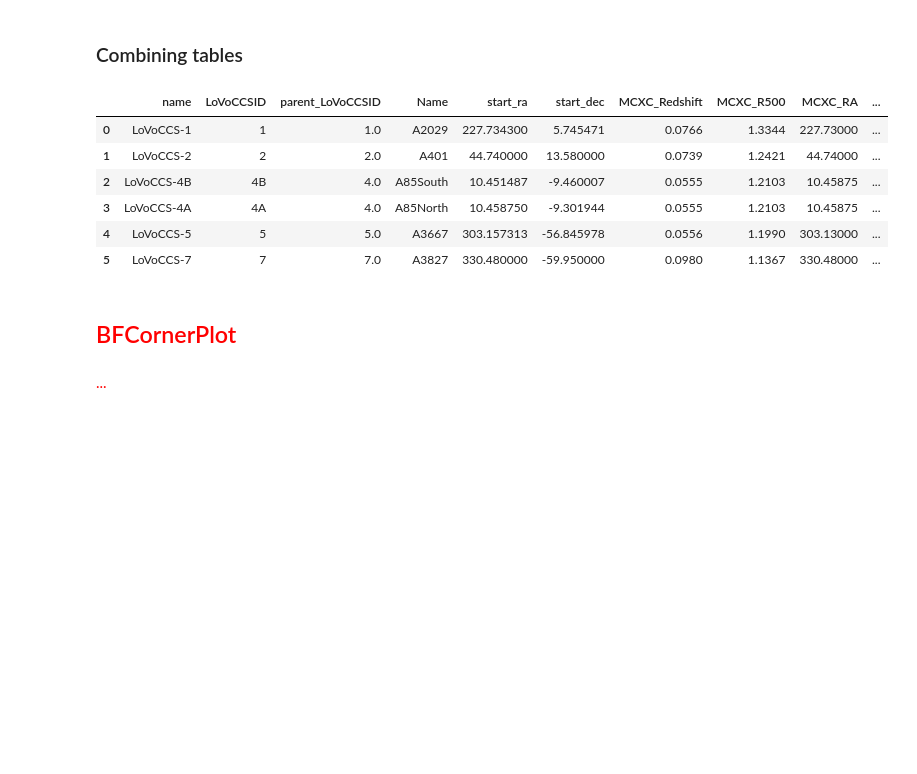
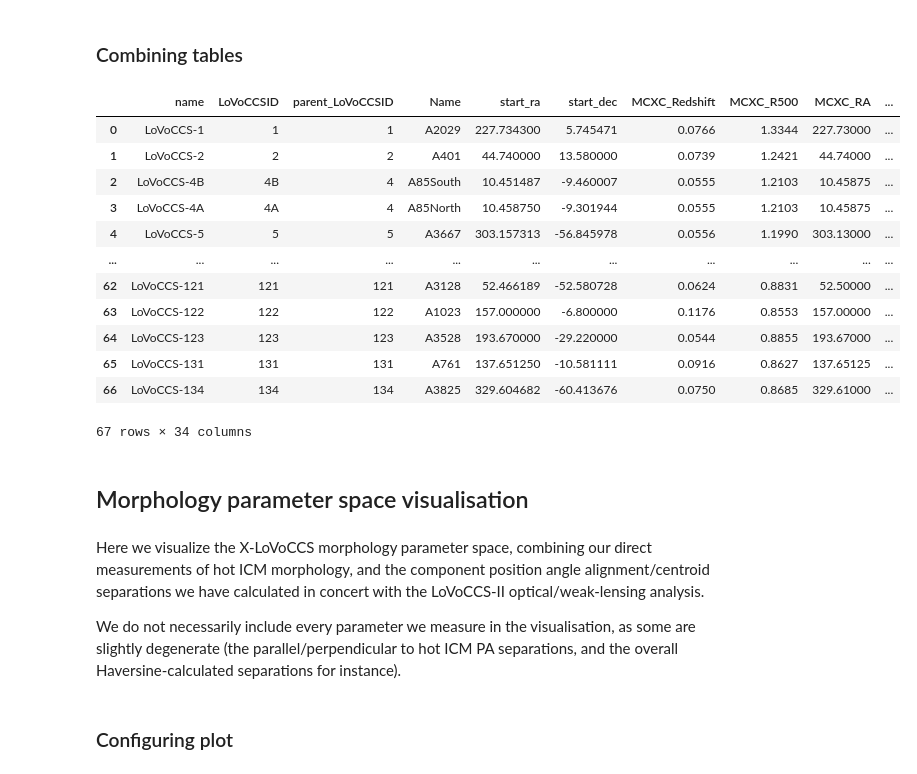
Before and after one commit to LoVoCCS/X-LoVoCCS-Analyses, a Jupyter notebook: notebooks/positions_and_morphology/whole_morphology_parameter_space.ipynb, the cells around one changed output. Cells and saved outputs as stored; diff of their text form; code cells hidden in the pictures; blank space fills up the shorter version.

Commit message:
Added a notebook concerning some exploration of the high-dim morphology parameter space with cliustering methods and dim-reduction methods

```diff
--- a/notebooks/positions_and_morphology/whole_morphology_parameter_space.ipynb
+++ b/notebooks/positions_and_morphology/whole_morphology_parameter_space.ipynb
@@ -79,0 +96,4 @@ xlovoccs_align = pd.read_csv("")
+# %%
+xlovoccs_sep = pd.read_csv("../../outputs/result_files/positions_and_morphology/icm_component_centroid_separations.csv")
+xlovoccs_sep = xlovoccs_sep[['name', 'icm_bcg_kpc_sep', 'icm_red_seq_kpc_sep', 'icm_wlm_kpc_sep']]
+xlovoccs_sep.head(6)
@@ -79,0 +110,4 @@ xlovoccs_align = pd.read_csv("")
+# %%
+xlovoccs_para_perp_sep = pd.read_csv("../../outputs/result_files/positions_and_morphology/"\
+                                     "icm_component_centroid_parallel-perpendicular_separations.csv")
+xlovoccs_para_perp_sep.head(6)
@@ -81,0 +126,3 @@ xlovoccs_align = pd.read_csv("")
+# %%
+xlovoccs_morph = pd.read_csv("../../outputs/result_files/positions_and_morphology/xmm_centshift_concentration.csv")
+xlovoccs_morph.head(6)
@@ -83,0 +141,4 @@ xlovoccs_align = pd.read_csv("")
+# %%
+xlovoccs_axrat = pd.read_csv("../../outputs/result_files/positions_and_morphology/xmm_500kpc_centroid_posang.csv")
+xlovoccs_axrat = xlovoccs_axrat[['name', 'ax_ratio', 'ax_ratio-', 'ax_ratio+']]
+xlovoccs_axrat.head(6)
@@ -84,20 +153,32 @@ xlovoccs_align = pd.read_csv("")
 # %% [markdown]
 ### Combining tables
 # %%
-xlovoccs_samp = pd.merge(xlovoccs_base, xlovoccs_centroid, left_on='name', right_on='name', how='outer')
-xlovoccs_samp = pd.merge(xlovoccs_samp, xlovoccs_peak, left_on='name', right_on='name', how='outer')
-xlovoccs_samp = pd.merge(xlovoccs_samp, lovoccsII_morph, left_on='parent_LoVoCCSID', right_on='parent_LoVoCCSID', how='inner')
+xlovoccs_samp = pd.merge(xlovoccs_base, xlovoccs_align, left_on='name', right_on='name', how='outer')
+xlovoccs_samp = pd.merge(xlovoccs_samp, xlovoccs_sep, left_on='name', right_on='name', how='outer')
+xlovoccs_samp = pd.merge(xlovoccs_samp, xlovoccs_para_perp_sep, left_on='name', right_on='name', how='outer')
+xlovoccs_samp = pd.merge(xlovoccs_samp, xlovoccs_morph, left_on='name', right_on='name', how='outer')
+xlovoccs_samp = pd.merge(xlovoccs_samp, xlovoccs_axrat, left_on='name', right_on='name', how='outer')
 xlovoccs_samp = xlovoccs_samp.sort_values('parent_LoVoCCSID').reset_index(drop=True)
-xlovoccs_samp.head(6)
+xlovoccs_samp
 # %% [output]
 |  | name | LoVoCCSID | parent_LoVoCCSID | Name | start_ra | start_dec | MCXC_Redshift | MCXC_R500 | MCXC_RA | ... |
-| 0 | LoVoCCS-1 | 1 | 1.0 | A2029 | 227.734300 | 5.745471 | 0.0766 | 1.3344 | 227.73000 | ... |
-| 1 | LoVoCCS-2 | 2 | 2.0 | A401 | 44.740000 | 13.580000 | 0.0739 | 1.2421 | 44.74000 | ... |
-| 2 | LoVoCCS-4B | 4B | 4.0 | A85South | 10.451487 | -9.460007 | 0.0555 | 1.2103 | 10.45875 | ... |
-| 3 | LoVoCCS-4A | 4A | 4.0 | A85North | 10.458750 | -9.301944 | 0.0555 | 1.2103 | 10.45875 | ... |
-| 4 | LoVoCCS-5 | 5 | 5.0 | A3667 | 303.157313 | -56.845978 | 0.0556 | 1.1990 | 303.13000 | ... |
-| 5 | LoVoCCS-7 | 7 | 7.0 | A3827 | 330.480000 | -59.950000 | 0.0980 | 1.1367 | 330.48000 | ... |
+| 0 | LoVoCCS-1 | 1 | 1 | A2029 | 227.734300 | 5.745471 | 0.0766 | 1.3344 | 227.73000 | ... |
+| 1 | LoVoCCS-2 | 2 | 2 | A401 | 44.740000 | 13.580000 | 0.0739 | 1.2421 | 44.74000 | ... |
+| 2 | LoVoCCS-4B | 4B | 4 | A85South | 10.451487 | -9.460007 | 0.0555 | 1.2103 | 10.45875 | ... |
+| 3 | LoVoCCS-4A | 4A | 4 | A85North | 10.458750 | -9.301944 | 0.0555 | 1.2103 | 10.45875 | ... |
+| 4 | LoVoCCS-5 | 5 | 5 | A3667 | 303.157313 | -56.845978 | 0.0556 | 1.1990 | 303.13000 | ... |
+| ... | ... | ... | ... | ... | ... | ... | ... | ... | ... | ... |
+| 62 | LoVoCCS-121 | 121 | 121 | A3128 | 52.466189 | -52.580728 | 0.0624 | 0.8831 | 52.50000 | ... |
+| 63 | LoVoCCS-122 | 122 | 122 | A1023 | 157.000000 | -6.800000 | 0.1176 | 0.8553 | 157.00000 | ... |
+| 64 | LoVoCCS-123 | 123 | 123 | A3528 | 193.670000 | -29.220000 | 0.0544 | 0.8855 | 193.67000 | ... |
+| 65 | LoVoCCS-131 | 131 | 131 | A761 | 137.651250 | -10.581111 | 0.0916 | 0.8627 | 137.65125 | ... |
+| 66 | LoVoCCS-134 | 134 | 134 | A3825 | 329.604682 | -60.413676 | 0.0750 | 0.8685 | 329.61000 | ... |
+67 rows × 34 columns
 # %% [markdown]
-## <span style="color:red">BFCornerPlot</span>
+## Morphology parameter space visualisation
 # %% [markdown]
-<span style="color:red">...</span>
+Here we visualize the X-LoVoCCS morphology parameter space, combining our direct measurements of hot ICM morphology, and the component position angle alignment/centroid separations we have calculated in concert with the LoVoCCS-II optical/weak-lensing analysis.
+
+We do not necessarily include every parameter we measure in the visualisation, as some are slightly degenerate (the parallel/perpendicular to hot ICM PA separations, and the overall Haversine-calculated separations for instance).
+# %% [markdown]
+### Configuring plot
```
Also changed, not shown: parts of 49 cells of this notebook, 1 other file.
